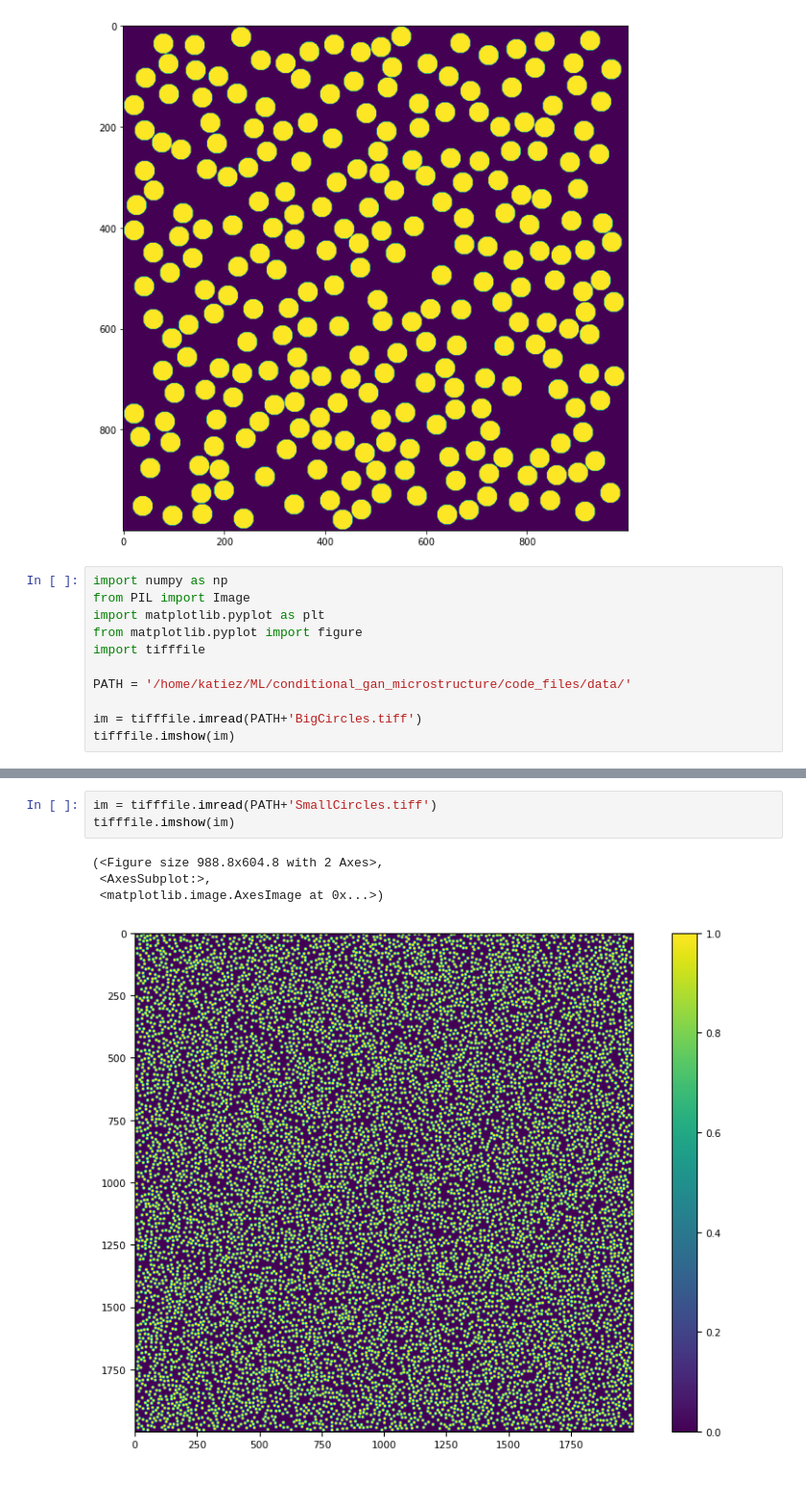
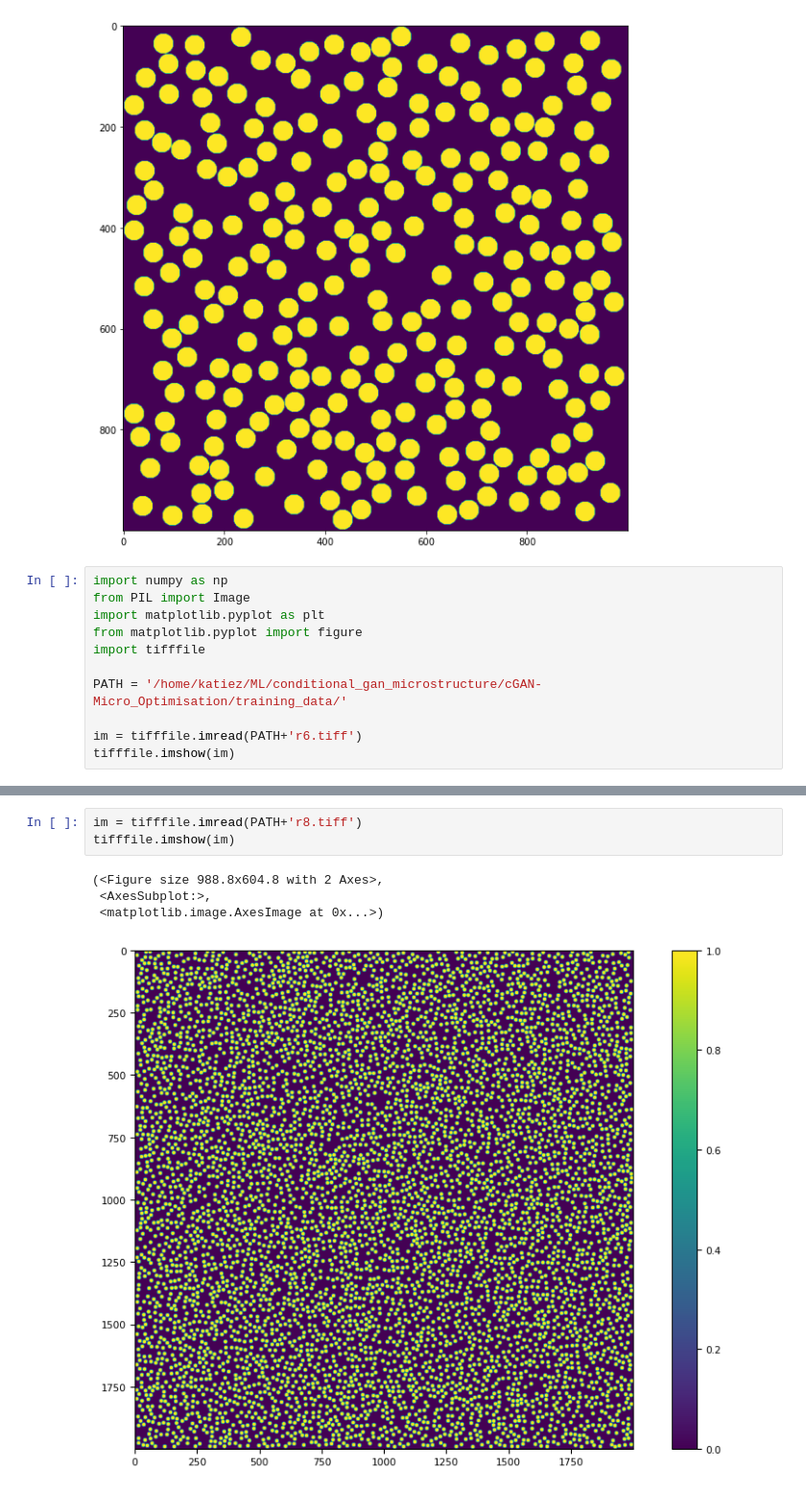
Before and after one commit to katiezzzzz/Gantastic, a Jupyter notebook: conditional_gan_microstructure/inspect_dataset.ipynb, the cells around one changed output, grey strips where cells are left out. Shown at 96% size. Cells and saved outputs as stored; diff of their text form.

Commit message:
inspect images

```diff
--- a/conditional_gan_microstructure/inspect_dataset.ipynb
+++ b/conditional_gan_microstructure/inspect_dataset.ipynb
@@ -83,9 +83,9 @@ import matplotlib.pyplot as plt
 from matplotlib.pyplot import figure
 import tifffile
 
-PATH = '/home/katiez/ML/conditional_gan_microstructure/code_files/data/'
+PATH = '/home/katiez/ML/conditional_gan_microstructure/cGAN-Micro_Optimisation/training_data/'
 
-im = tifffile.imread(PATH+'BigCircles.tiff')
+im = tifffile.imread(PATH+'r6.tiff')
 tifffile.imshow(im)
 # %% [output]
 (<Figure size 988.8x604.8 with 2 Axes>,
@@ -95,8 +95,8 @@ tifffile.imshow(im)
 # %%
-im = tifffile.imread(PATH+'SmallCircles.tiff')
+im = tifffile.imread(PATH+'r8.tiff')
 tifffile.imshow(im)
 # %% [output]
 (<Figure size 988.8x604.8 with 2 Axes>,
  <AxesSubplot:>,
  <matplotlib.image.AxesImage at 0x...>)
-[figure, old version]
+[figure, new version]
```
Also changed, not shown: parts of 2 cells of this notebook, 2 other files.
